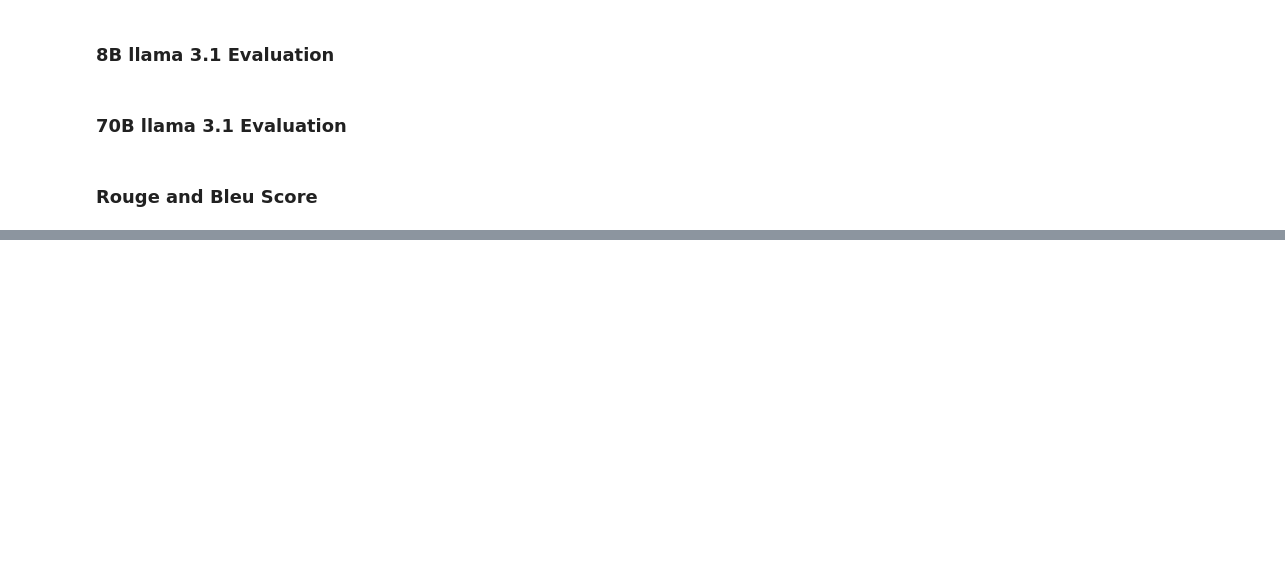
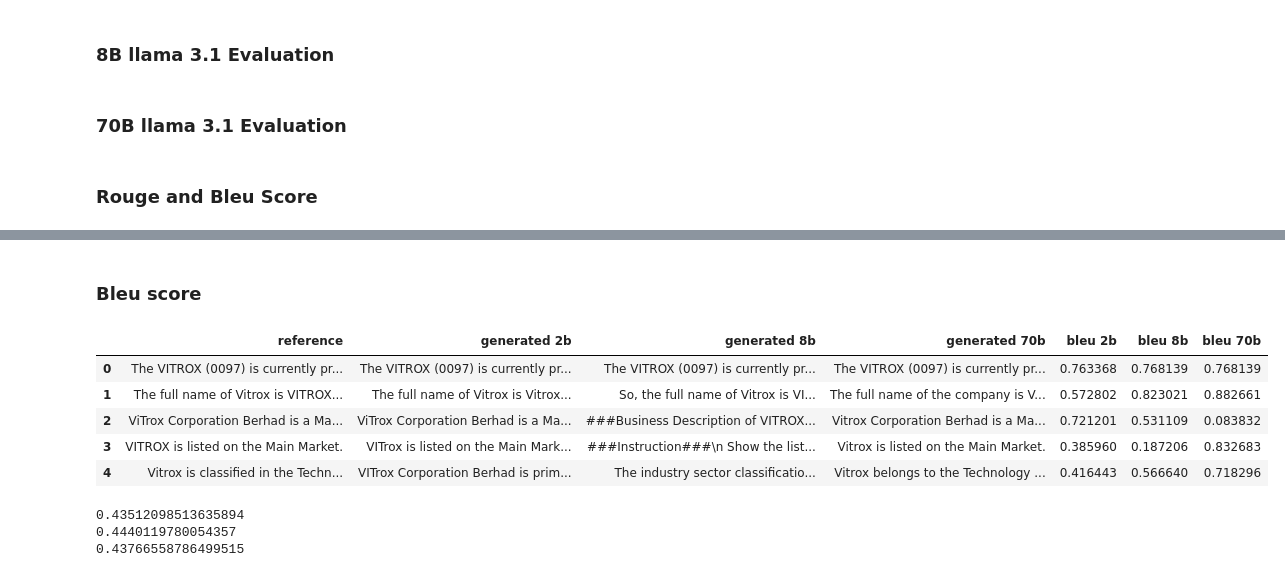
Before and after one commit to yeesem/Large-Language-Model, a Jupyter notebook: RAG_Evaluation.ipynb, the cells around one changed output, grey strips where cells are left out. Saved outputs shown, nothing was run; the diff lists cells and outputs as text; code cells hidden in the pictures; blank space fills up the shorter version.

```diff
--- a/RAG_Evaluation.ipynb
+++ b/RAG_Evaluation.ipynb
@@ -794,0 +830,2 @@ BLEU Score: 0.3327914788249974
+# %% [markdown]
+### Bleu score
@@ -794,0 +834,49 @@ BLEU Score: 0.3327914788249974
+# %%
+def calculate_bleu_score(references, generated_outputs_2b, generated_outputs_8b, generated_outputs_70b):
+  bleu_score_dict = {
+      'reference' : [],
+      'generated 2b' : [],
+      'generated 8b' : [],
+      'generated 70b' : [],
+      'bleu 2b' : [],
+      'bleu 8b' : [],
+      'bleu 70b' : []
+  }
+
+  smoothie = SmoothingFunction().method4  # Smoothing method to avoid zero scores
+
+  for i in range(len(references)):
+    bleu_score_2b = sentence_bleu([str(references[i])], str(generated_outputs_2b[i]), smoothing_function=smoothie)
+    bleu_score_8b = sentence_bleu([str(references[i])], str(generated_outputs_8b[i]), smoothing_function=smoothie)
+    bleu_score_70b = sentence_bleu([str(references[i])], str(generated_outputs_70b[i]), smoothing_function=smoothie)
+
+    bleu_score_dict['reference'].append(references[i])
+    bleu_score_dict['generated 2b'].append(generated_outputs_2b[i])
+    bleu_score_dict['generated 8b'].append(generated_outputs_8b[i])
+    bleu_score_dict['generated 70b'].append(generated_outputs_70b[i])
+
+    bleu_score_dict['bleu 2b'].append(bleu_score_2b)
+    bleu_score_dict['bleu 8b'].append(bleu_score_8b)
+    bleu_score_dict['bleu 70b'].append(bleu_score_70b)
+
+  return bleu_score_dict
+# %%
+bleu_score_dict = calculate_bleu_score(df['gpt output'].to_list(), df['2b output'].to_list(), df['8b output'].to_list(), df['70b output'].to_list())
+# %%
+bleu_df = pd.DataFrame(bleu_score_dict)
+bleu_df.head()
+# %% [output]
+|  | reference | generated 2b | generated 8b | generated 70b | bleu 2b | bleu 8b | bleu 70b |
+| 0 | The VITROX (0097) is currently pr... | The VITROX (0097) is currently pr... | The VITROX (0097) is currently pr... | The VITROX (0097) is currently pr... | 0.763368 | 0.768139 | 0.768139 |
+| 1 | The full name of Vitrox is VITROX... | The full name of Vitrox is Vitrox... | So, the full name of Vitrox is VI... | The full name of the company is V... | 0.572802 | 0.823021 | 0.882661 |
+| 2 | ViTrox Corporation Berhad is a Ma... | ViTrox Corporation Berhad is a Ma... | ###Business Description of VITROX... | Vitrox Corporation Berhad is a Ma... | 0.721201 | 0.531109 | 0.083832 |
+| 3 | VITROX is listed on the Main Market. | VITrox is listed on the Main Mark... | ###Instruction###\n Show the list... | Vitrox is listed on the Main Market. | 0.385960 | 0.187206 | 0.832683 |
+| 4 | Vitrox is classified in the Techn... | VITrox Corporation Berhad is prim... | The industry sector classificatio... | Vitrox belongs to the Technology ... | 0.416443 | 0.566640 | 0.718296 |
+# %%
+print(np.mean(bleu_df['bleu 2b']))
+print(np.mean(bleu_df['bleu 8b']))
+print(np.mean(bleu_df['bleu 70b']))
+# %% [output]
+0.43512098513635894
+0.4440119780054357
+0.43766558786499515
```
Also changed, not shown: parts of 19 cells of this notebook.
